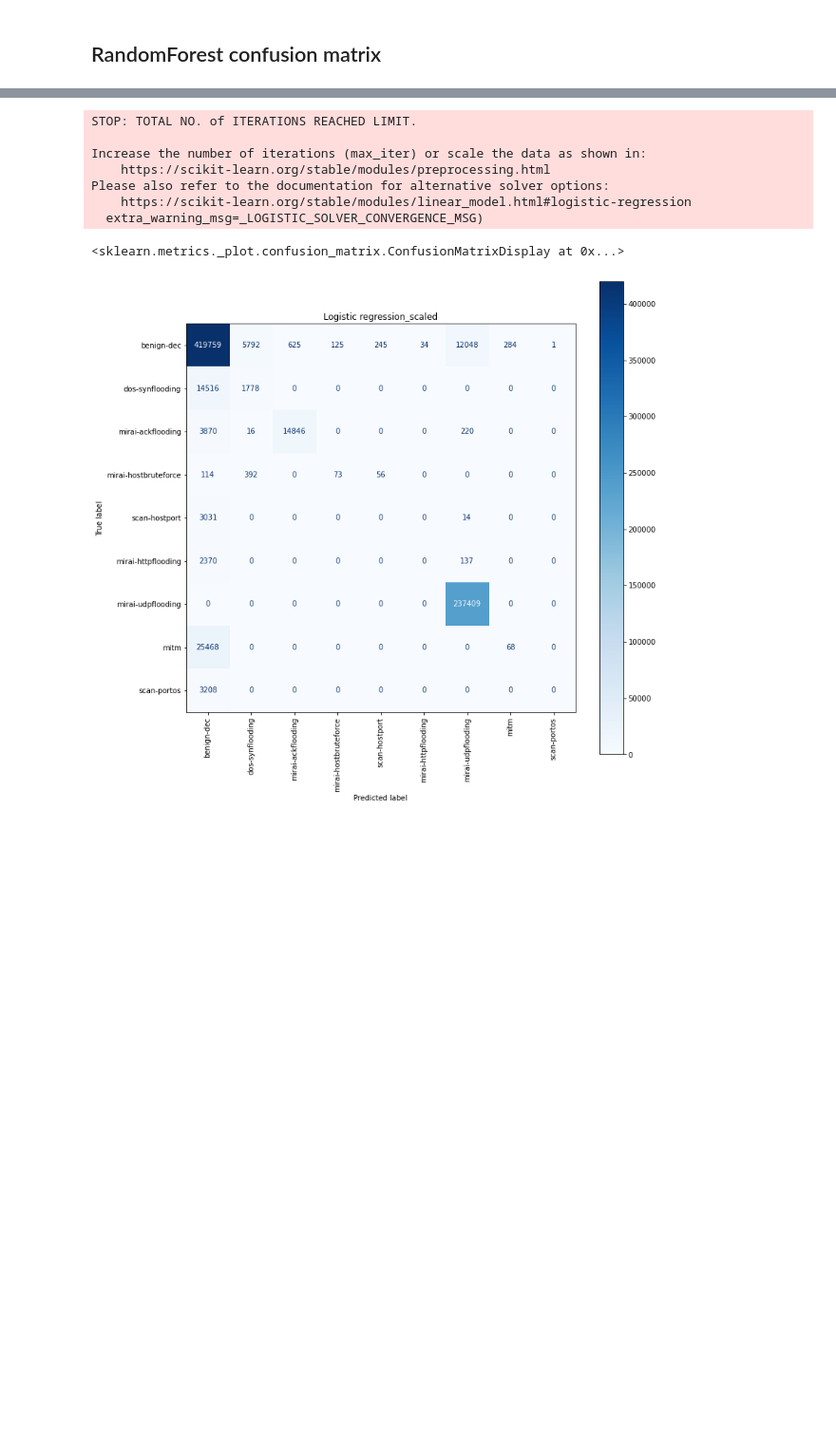
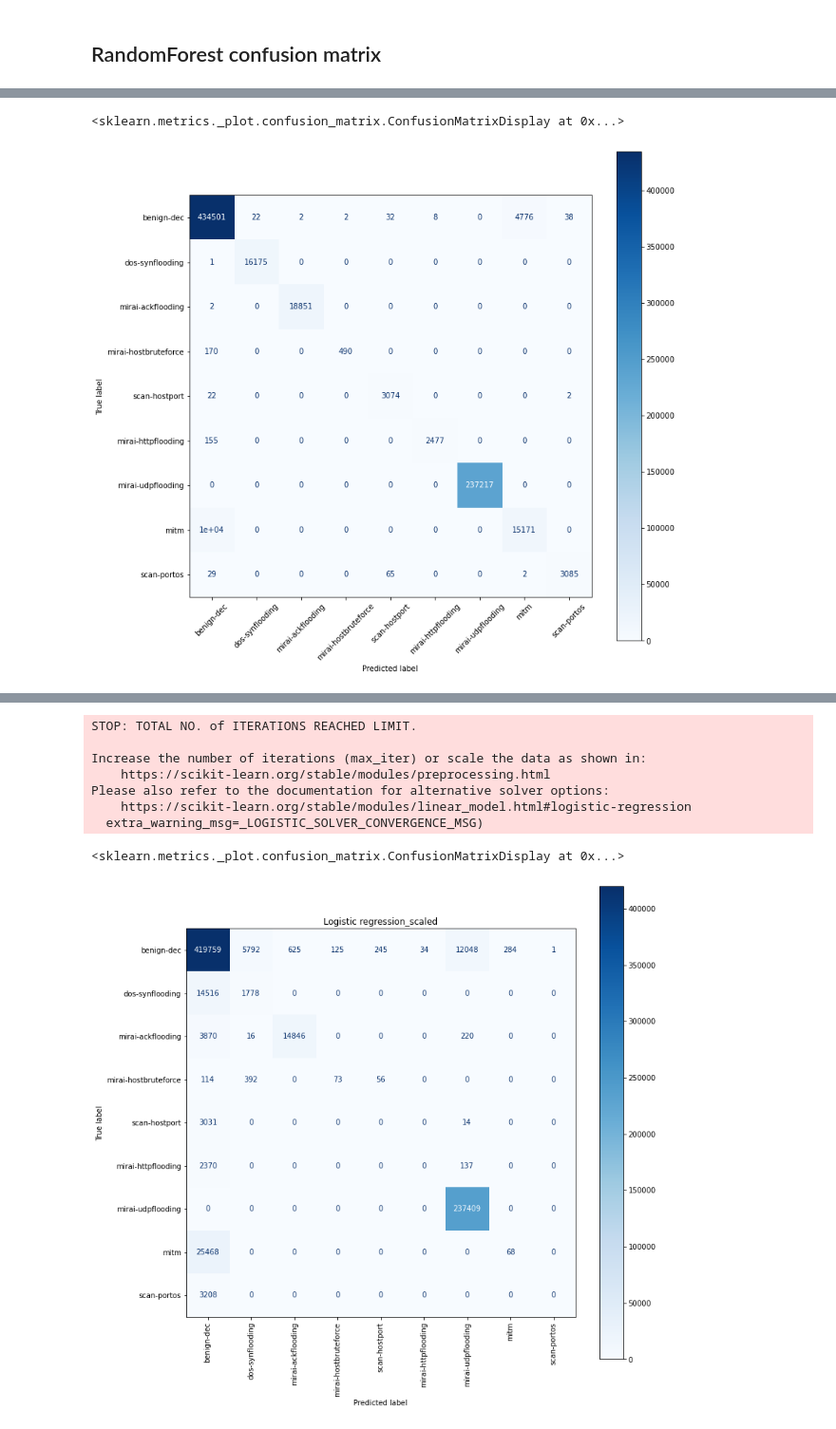
Before and after one commit to hykhhijk/Packet-classifier, a Jupyter notebook: Packet_classifier.ipynb, the cells around one changed output, grey strips where cells are left out. Shown at 95% size. Saved outputs shown, nothing was run; the diff lists cells and outputs as text; code cells hidden in the pictures; blank space fills up the shorter version.

```diff
--- a/Packet_classifier.ipynb
+++ b/Packet_classifier.ipynb
@@ -657,0 +683,8 @@ plot_confusion_matrix(model_rf, X_valid_scaled, y_valid, display_labels=labels,
+# %%
+fig, ax = plt.subplots(figsize=(12, 12))
+plt.title('')
+plot_confusion_matrix(KNN_list[2], X_valid_scaled, y_valid, display_labels=labels, cmap=plt.cm.Blues,
+                      ax=ax, xticks_rotation=45)
+# %% [output]
+<sklearn.metrics._plot.confusion_matrix.ConfusionMatrixDisplay at 0x...>
+[figure, added]
```
Also changed, not shown: parts of 35 cells of this notebook.
